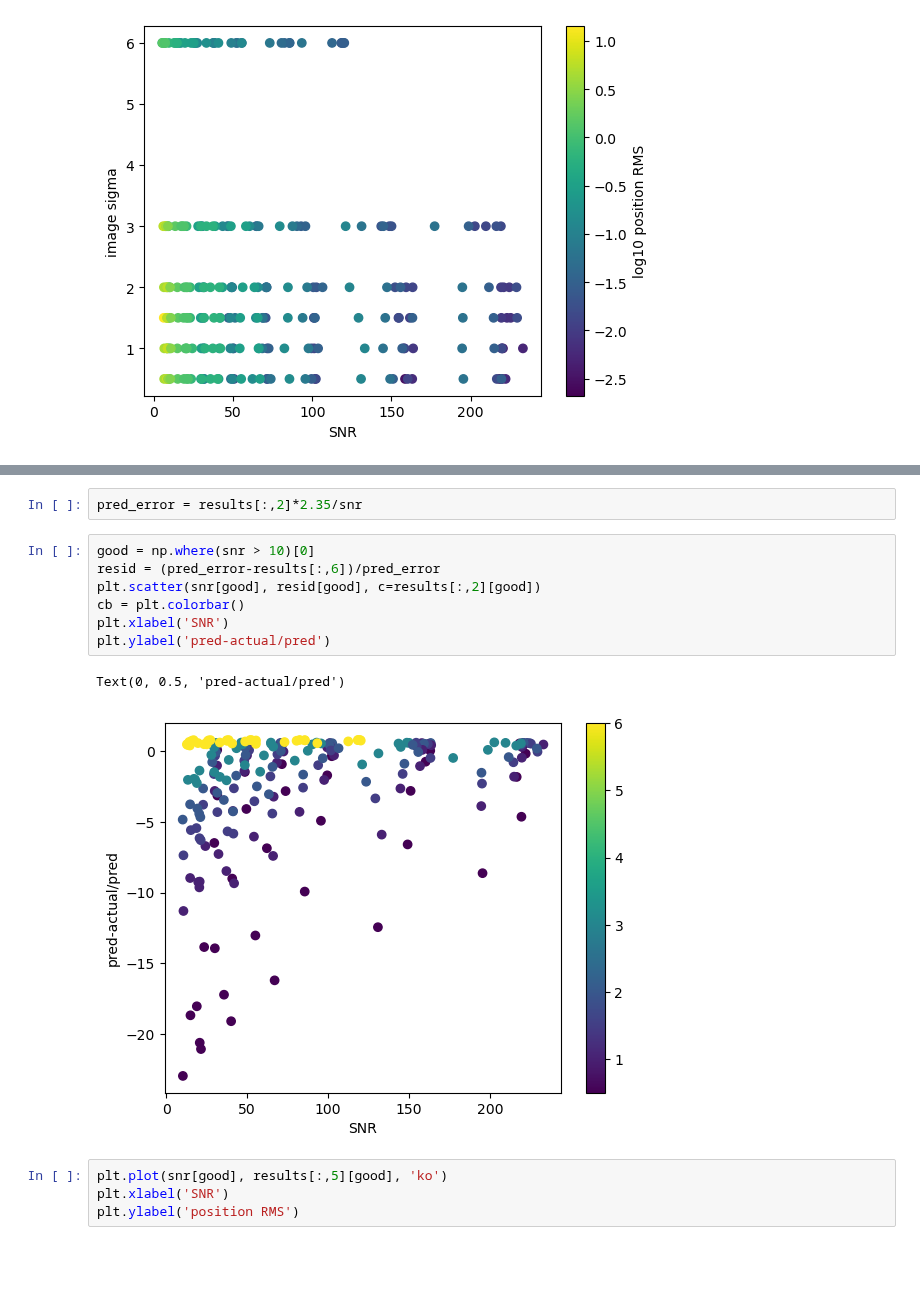
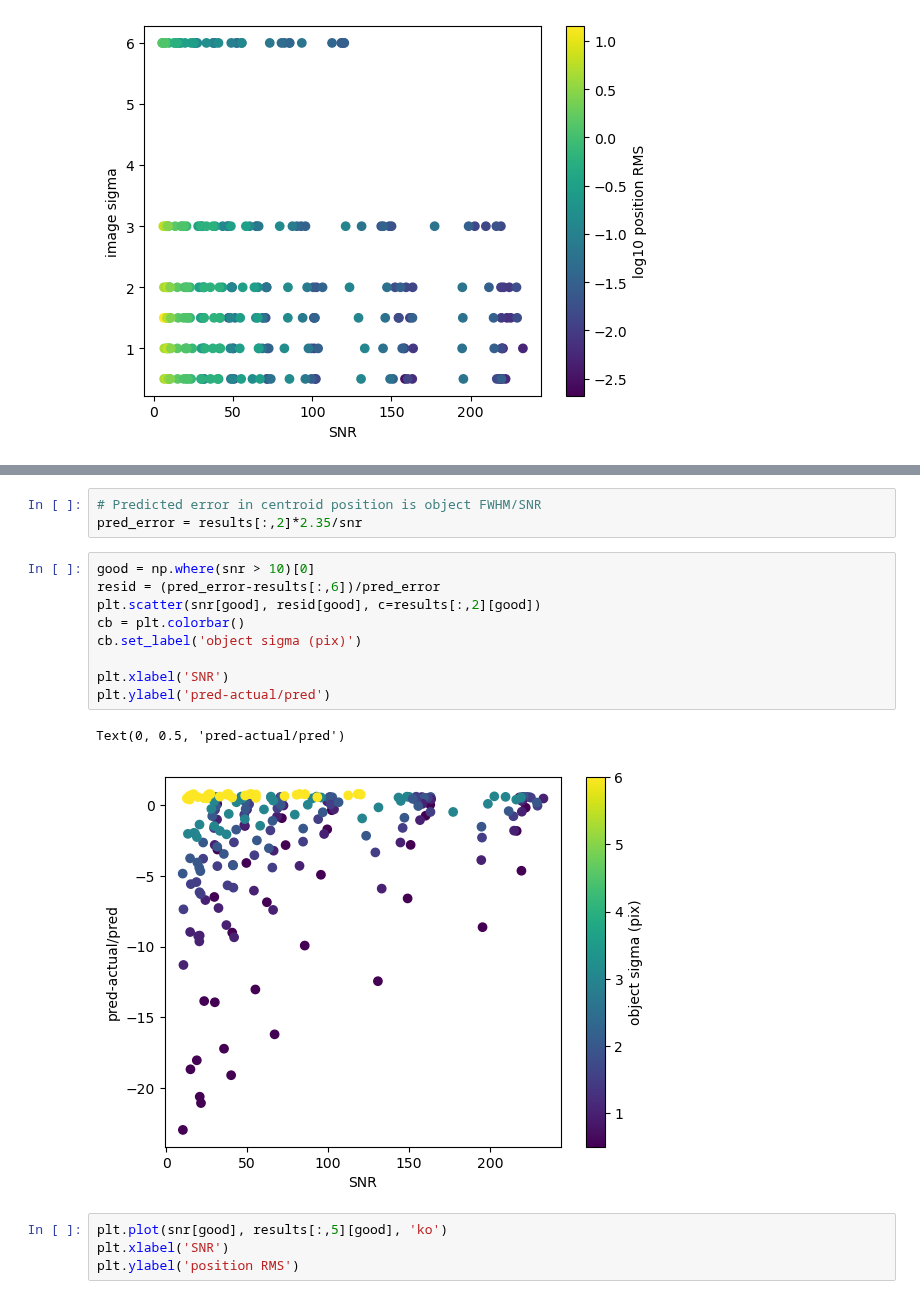
Before and after one commit to yoachim/23_Scratch, a Jupyter notebook: centroid/centroid.ipynb, the cells around one changed output, grey strips where cells are left out. Cells and saved outputs as stored; diff of their text form; blank space fills up the shorter version.

```diff
--- a/centroid/centroid.ipynb
+++ b/centroid/centroid.ipynb
@@ -211,15 +204,18 @@ array([3.08742684e-01, 3.18306531e-01, 3.30002132e-01, 3.68558857e-01,
 # %%
+# Predicted error in centroid position is object FWHM/SNR
 pred_error = results[:,2]*2.35/snr
 # %%
 good = np.where(snr > 10)[0]
 resid = (pred_error-results[:,6])/pred_error
 plt.scatter(snr[good], resid[good], c=results[:,2][good])
 cb = plt.colorbar()
+cb.set_label('object sigma (pix)')
+
 plt.xlabel('SNR')
 plt.ylabel('pred-actual/pred')
 # %% [output]
 Text(0, 0.5, 'pred-actual/pred')
-[figure, old version]
+[figure, new version]
 # %%
 plt.plot(snr[good], results[:,5][good], 'ko')
 plt.xlabel('SNR')
```
Also changed, not shown: parts of 15 cells of this notebook.
